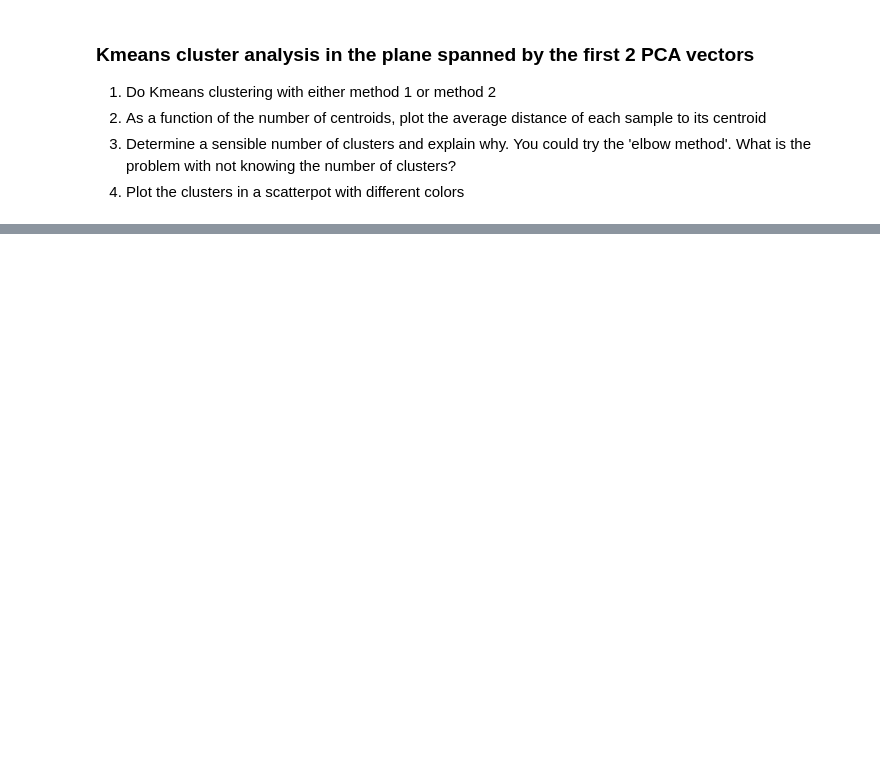
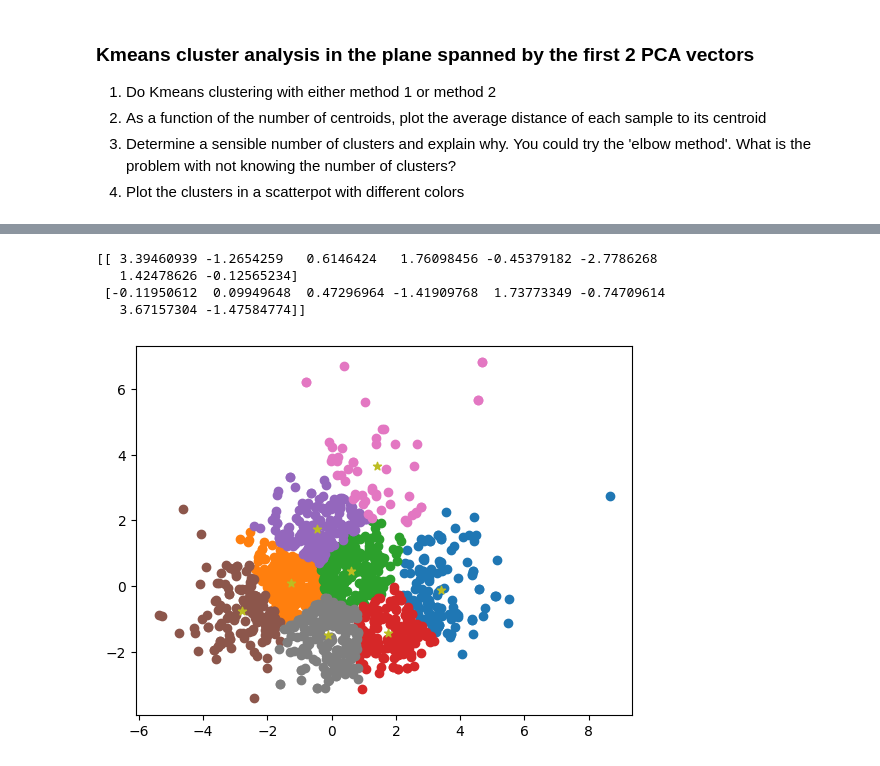
Before and after one commit to BenVigos/Machine-Learning, a Jupyter notebook: Assignment 3/Kmeans_assignment_2025_student.ipynb, the cells around one changed output, grey strips where cells are left out. Saved outputs shown, nothing was run; the diff lists cells and outputs as text; code cells hidden in the pictures; blank space fills up the shorter version.

```diff
--- a/Assignment 3/Kmeans_assignment_2025_student.ipynb
+++ b/Assignment 3/Kmeans_assignment_2025_student.ipynb
@@ -273,3 +323,9 @@ from sklearn.decomposition import PCA
 # %%
 # Step 3: Determine optimal k value
-...
+plotclusters(pca_X.T, 8)
+# %% [output]
+[[ 3.39460939 -1.2654259   0.6146424   1.76098456 -0.45379182 -2.7786268
+   1.42478626 -0.12565234]
+ [-0.11950612  0.09949648  0.47296964 -1.41909768  1.73773349 -0.74709614
+   3.67157304 -1.47584774]]
+[figure, added]
```
Also changed, not shown: parts of 16 cells of this notebook, 3 other files.
